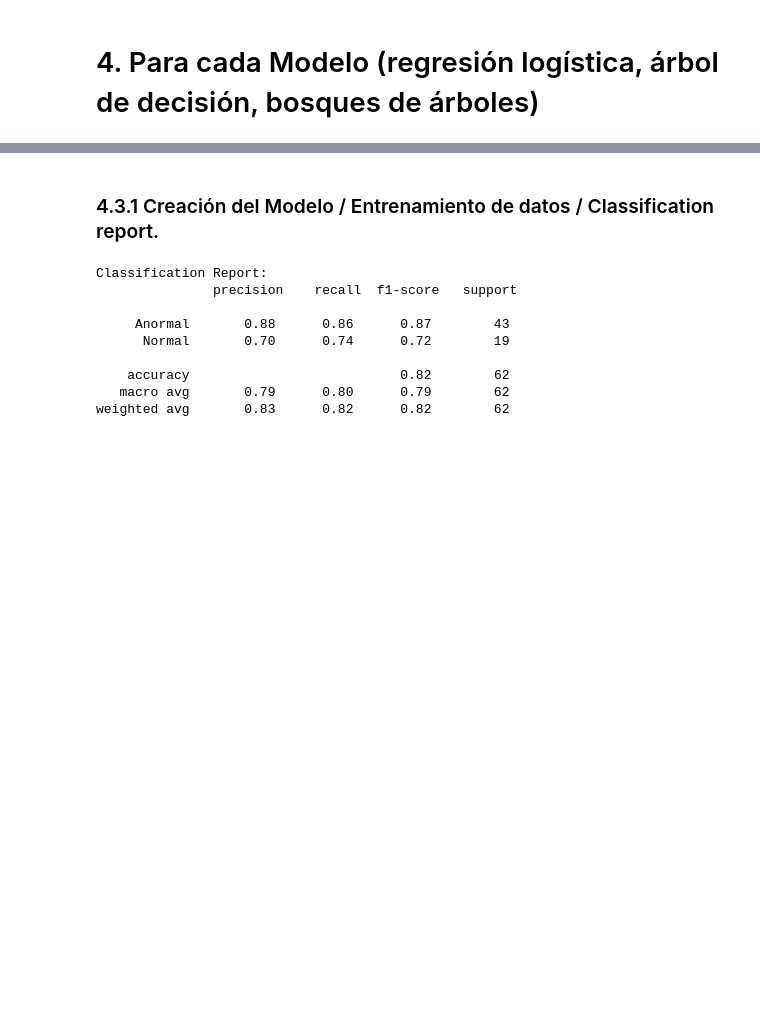
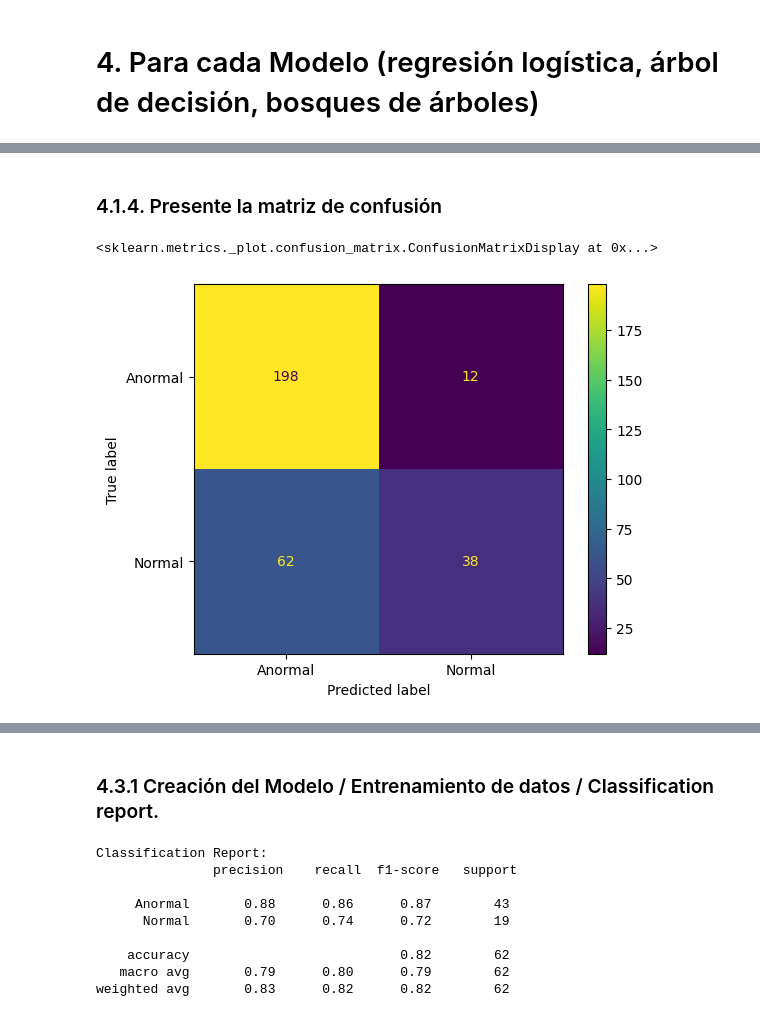
Before and after one commit to notGabo/ET_MachineLearning, a Jupyter notebook: et_ml.ipynb, the cells around one changed output, grey strips where cells are left out. Cells and saved outputs as stored; diff of their text form; code cells hidden in the pictures; blank space fills up the shorter version.

Commit message:
Regresion lineal completa

```diff
--- a/et_ml.ipynb
+++ b/et_ml.ipynb
@@ -184,0 +210,5 @@ df_feat.head()
+# %%
+# Cargamos columnas en X, exceptuando la columna a predecir (clase)
+# Cargamos la columna a predecir en Y
+X = df.drop('clase',axis=1)
+Y = df['clase']
@@ -184,0 +217,9 @@ df_feat.head()
+# %%
+from sklearn.linear_model import LogisticRegression
+from sklearn.preprocessing import MinMaxScaler
+scalerN = MinMaxScaler()
+scalerN.fit(X)
+XscaledN = scalerN.transform(X)
+regresionLogistica = LogisticRegression(solver='lbfgs')
+regresionLogistica.fit(XscaledN, Y)
+Y_preddiccion = regresionLogistica.predict(XscaledN)
@@ -184,0 +240,10 @@ df_feat.head()
+# %% [markdown]
+### 4.1.4. Presente la matriz de confusión
+# %%
+from sklearn.metrics import confusion_matrix, ConfusionMatrixDisplay
+cm = confusion_matrix(Y, Y_preddiccion)
+display = ConfusionMatrixDisplay(confusion_matrix=cm, display_labels=regresionLogistica.classes_)
+display.plot()
+# %% [output]
+<sklearn.metrics._plot.confusion_matrix.ConfusionMatrixDisplay at 0x...>
+[figure, added]
```
Also changed, not shown: parts of 20 cells of this notebook.
